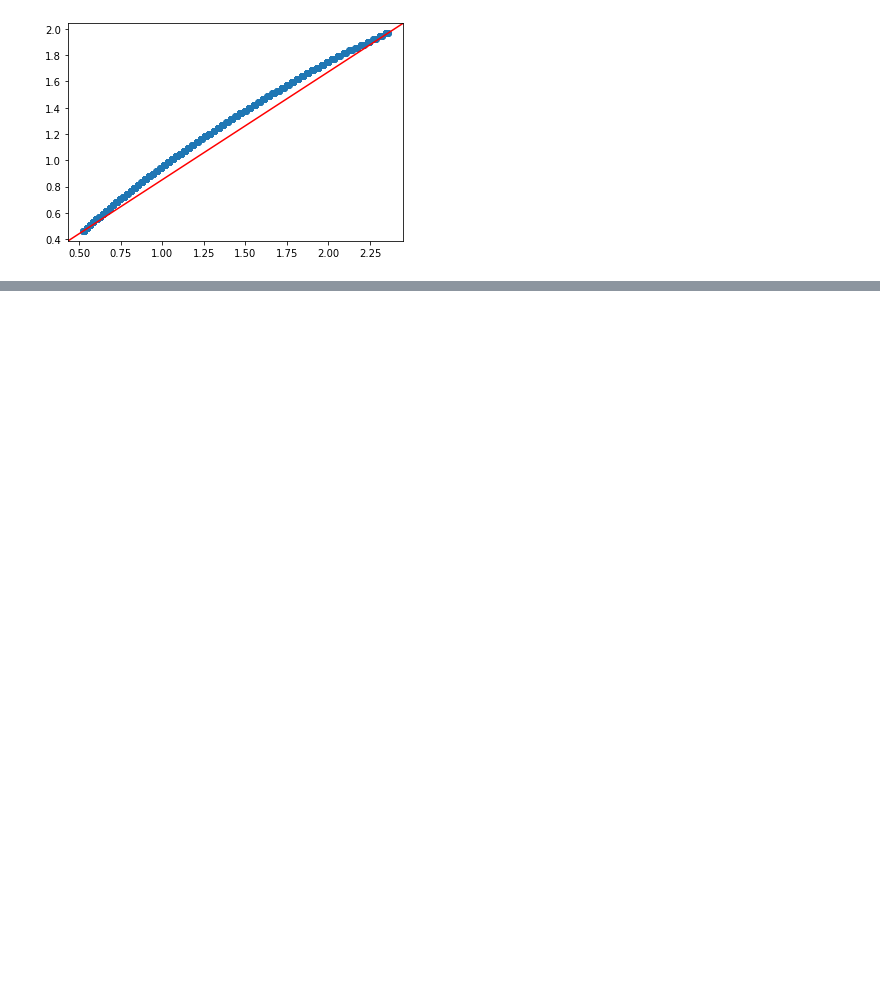
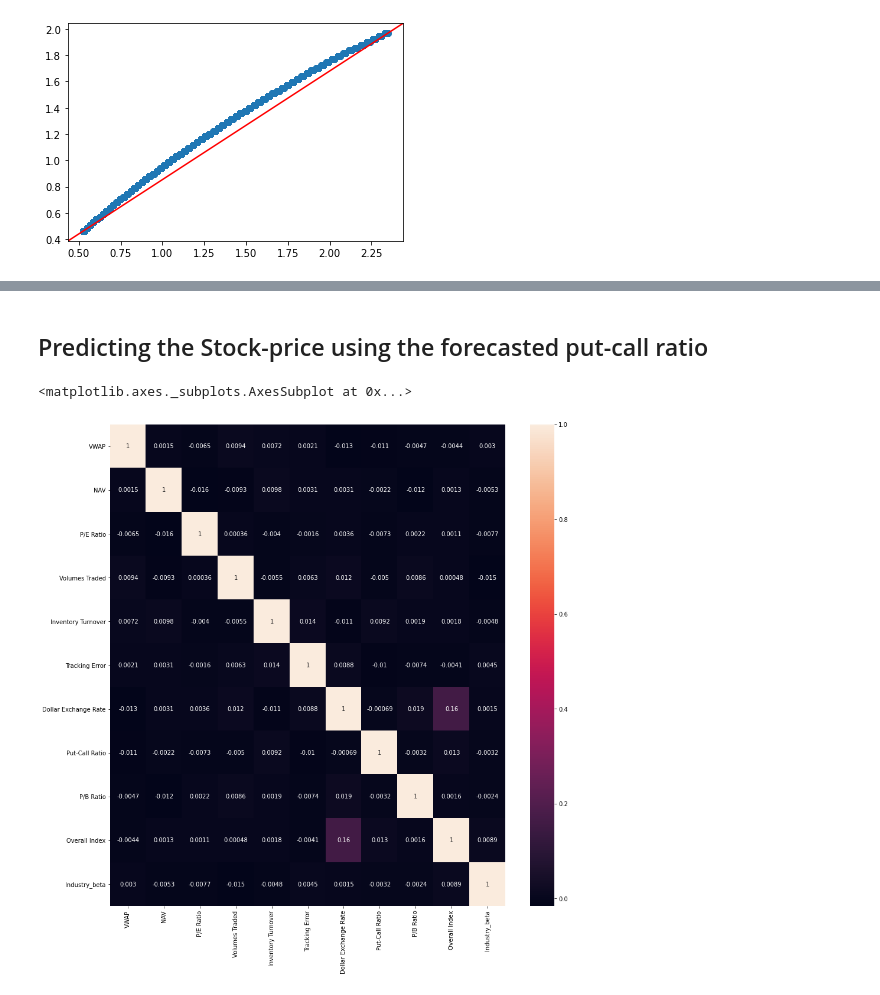
Before and after one commit to RSIITR/FLIPR-5.0, a Jupyter notebook: Code and predictions/Task 2/FLIPR_5_0_Task_2.ipynb, the cells around one changed output, grey strips where cells are left out. Cells and saved outputs as stored; diff of their text form; code cells hidden in the pictures; blank space fills up the shorter version.

```diff
--- a/Code and predictions/Task 2/FLIPR_5_0_Task_2.ipynb
+++ b/Code and predictions/Task 2/FLIPR_5_0_Task_2.ipynb
@@ -285,3 +289,15 @@ df_predict = pd.DataFrame(final_pred, index = future_date[-n_input:].index, colu
 pred_list = []
 for i in range(n_features):
   pred_list.append(df_predict[i][0])
+# %% [markdown]
+## Predicting the Stock-price using the forecasted put-call ratio
+# %%
+# Preparing train and test data
+
+train = pd.read_csv('Train_dataset.csv')
+test = pd.read_csv('Test_dataset1.csv')
+
+X_train = train.drop(columns = ['Stock Index', 'Stock Price'])
+y = train['Stock Price']
+X_test = test.drop(columns = ['Stock Index'])
+X_test['Put-Call Ratio'] = pred_list
@@ -287,0 +339,14 @@ for i in range(n_features):
+# %%
+# Feature generation and rendundancy eradication using the correlation heatmap
+
+X['Overall Index'] = round(X['Index'] + X['General Index'])
+X = X.drop(columns = ['Index', 'General Index'])
+
+X['Industry_beta'] = round(X['Industry'] + X['Covid Impact (Beta)'])
+X = X.drop(columns = ['Industry', 'Covid Impact (Beta)'])
+
+fig, ax = plt.subplots(figsize=(15,15))
+sns.heatmap(X.corr(), annot = True, ax = ax)
+# %% [output]
+<matplotlib.axes._subplots.AxesSubplot at 0x...>
+[figure, added]
```
Also changed, not shown: parts of 13 cells of this notebook, 3 other files.
